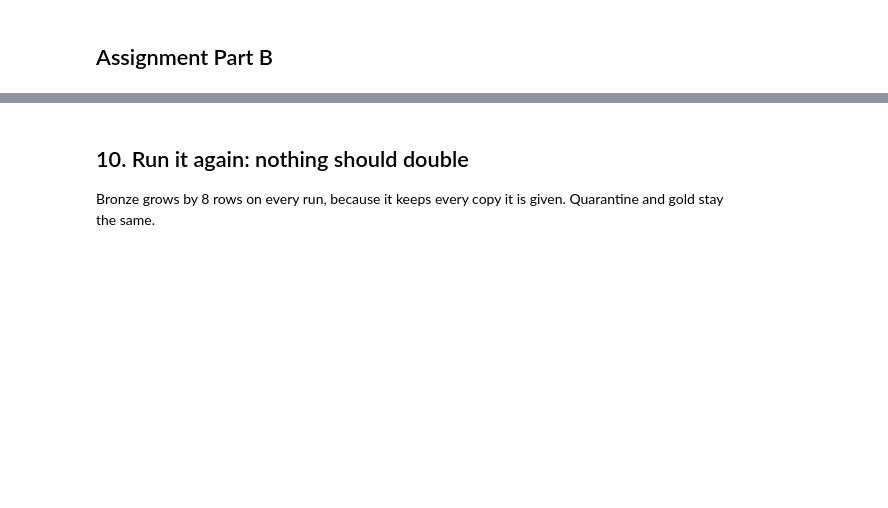
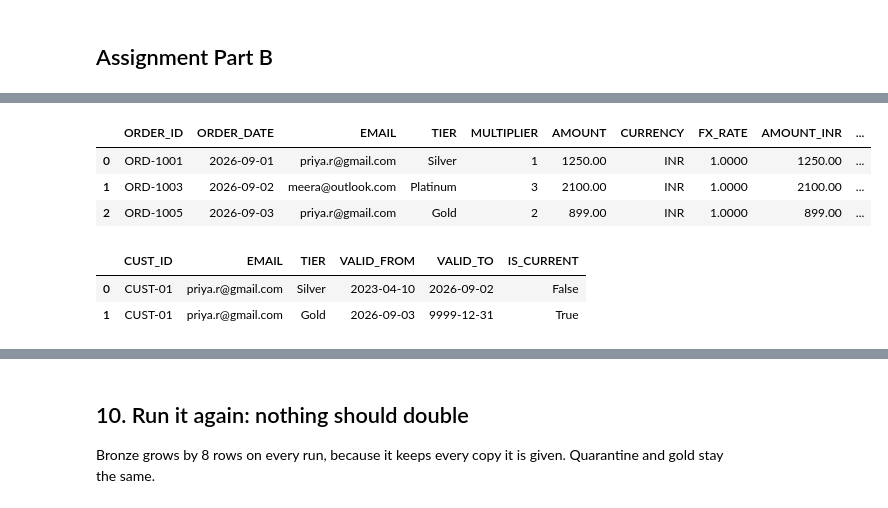
Before and after one commit to spidermanish/freshcart-pipelines, a Jupyter notebook: elt/freshcart_elt.ipynb, the cells around one changed output, grey strips where cells are left out. Cells and saved outputs as stored; diff of their text form; code cells hidden in the pictures; blank space fills up the shorter version.

```diff
--- a/elt/freshcart_elt.ipynb
+++ b/elt/freshcart_elt.ipynb
@@ -758,0 +820,15 @@ SELECT (SELECT COUNT(*) FROM bronze.orders_raw)                     AS bronze_ro
+# %%
+# B2: gold rows for the trace, and Priya's tier history
+display(show("""SELECT order_id, order_date, email, tier, multiplier, amount, currency, fx_rate,
+               amount_inr, loyalty_points
+        FROM gold.fct_orders WHERE order_id IN ('ORD-1001', 'ORD-1003', 'ORD-1005')
+        ORDER BY order_id"""))
+display(show("SELECT * FROM dim.customers_scd2 WHERE email = 'priya.r@gmail.com' ORDER BY valid_from"))
+# %% [output]
+|  | ORDER_ID | ORDER_DATE | EMAIL | TIER | MULTIPLIER | AMOUNT | CURRENCY | FX_RATE | AMOUNT_INR | ... |
+| 0 | ORD-1001 | 2026-09-01 | priya.r@gmail.com | Silver | 1 | 1250.00 | INR | 1.0000 | 1250.00 | ... |
+| 1 | ORD-1003 | 2026-09-02 | meera@outlook.com | Platinum | 3 | 2100.00 | INR | 1.0000 | 2100.00 | ... |
+| 2 | ORD-1005 | 2026-09-03 | priya.r@gmail.com | Gold | 2 | 899.00 | INR | 1.0000 | 899.00 | ... |
+|  | CUST_ID | EMAIL | TIER | VALID_FROM | VALID_TO | IS_CURRENT |
+| 0 | CUST-01 | priya.r@gmail.com | Silver | 2023-04-10 | 2026-09-02 | False |
+| 1 | CUST-01 | priya.r@gmail.com | Gold | 2026-09-03 | 9999-12-31 | True |
```
Also changed, not shown: parts of 11 cells of this notebook.
